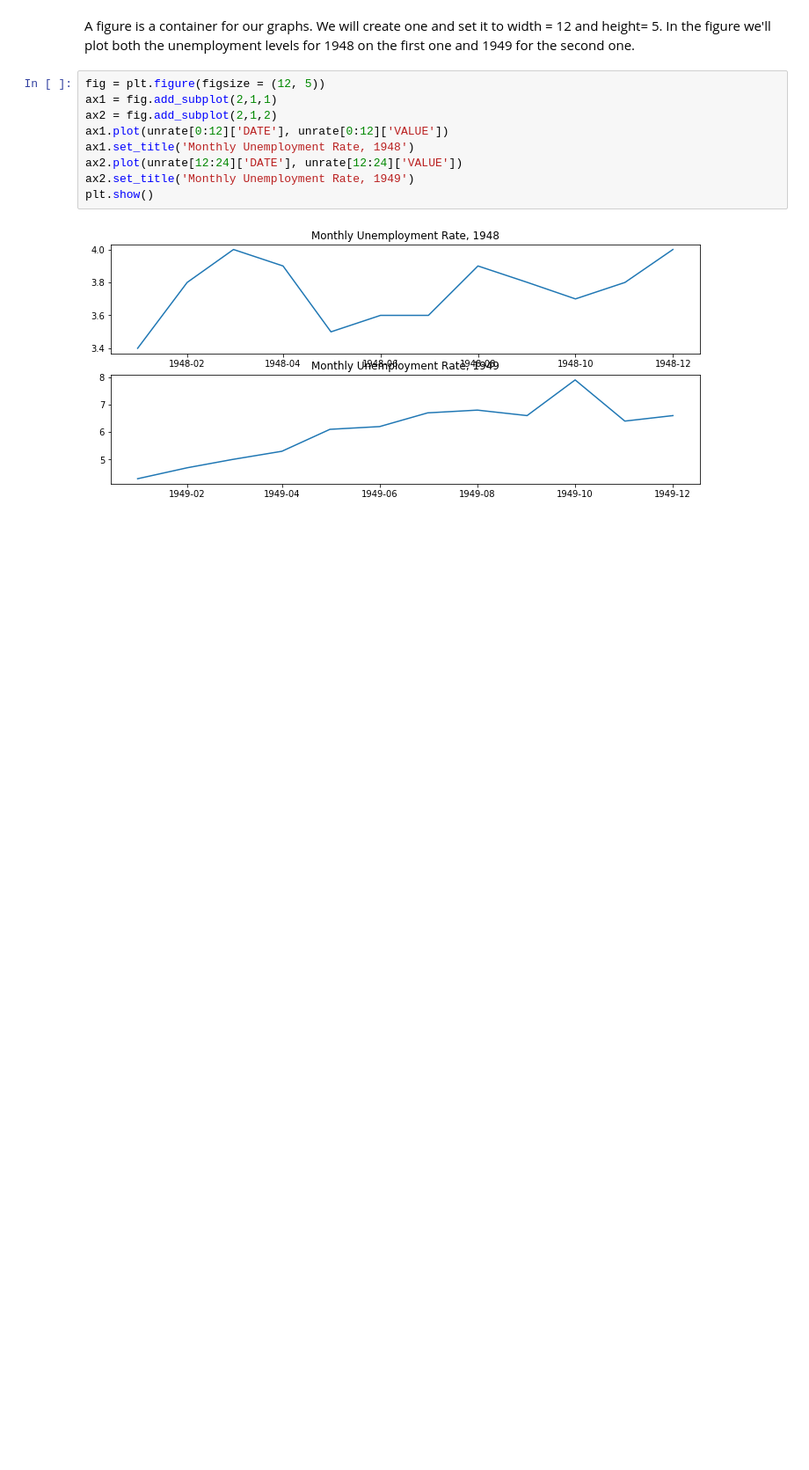
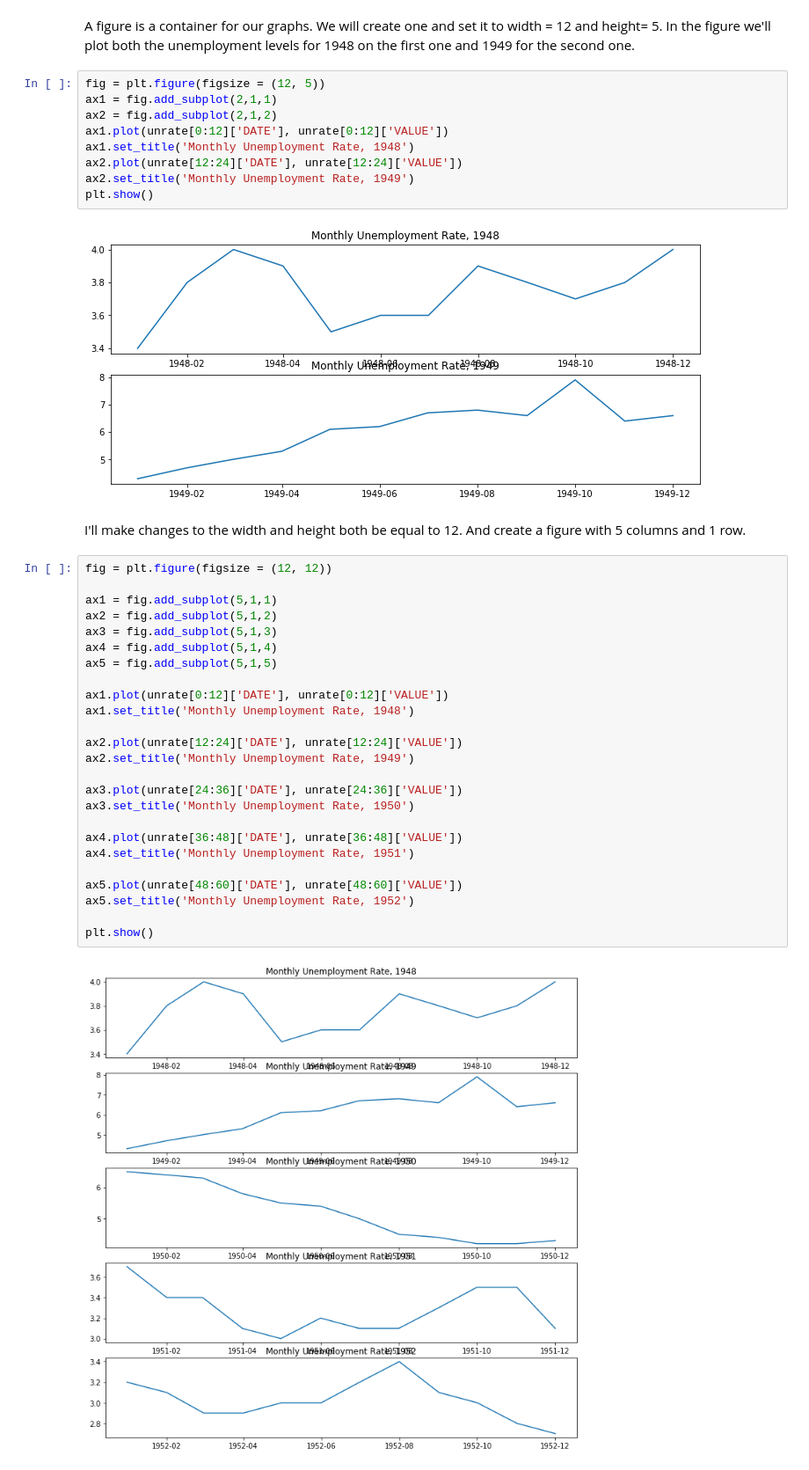
Before and after one commit to Clemo97/Unemployment-Data-Visualization, a Jupyter notebook: Unemployment Data Analysis.ipynb, the cells around one changed output. Shown: that part at 88% size. Saved outputs shown, nothing was run; the diff lists cells and outputs as text; blank space fills up the shorter version.

Commit message:
Five more columns

```diff
--- a/Unemployment Data Analysis.ipynb
+++ b/Unemployment Data Analysis.ipynb
@@ -107,3 +107,32 @@ ax2.set_title('Monthly Unemployment Rate, 1949')
 plt.show()
 # %% [output]
 [figure]
+# %% [markdown]
+I'll make changes to the width and height both be equal to 12. And create a figure with 5 columns and 1 row.
+# %%
+fig = plt.figure(figsize = (12, 12))
+
+ax1 = fig.add_subplot(5,1,1)
+ax2 = fig.add_subplot(5,1,2)
+ax3 = fig.add_subplot(5,1,3)
+ax4 = fig.add_subplot(5,1,4)
+ax5 = fig.add_subplot(5,1,5)
+
+ax1.plot(unrate[0:12]['DATE'], unrate[0:12]['VALUE'])
+ax1.set_title('Monthly Unemployment Rate, 1948')
+
+ax2.plot(unrate[12:24]['DATE'], unrate[12:24]['VALUE'])
+ax2.set_title('Monthly Unemployment Rate, 1949')
+
+ax3.plot(unrate[24:36]['DATE'], unrate[24:36]['VALUE'])
+ax3.set_title('Monthly Unemployment Rate, 1950')
+
+ax4.plot(unrate[36:48]['DATE'], unrate[36:48]['VALUE'])
+ax4.set_title('Monthly Unemployment Rate, 1951')
+
+ax5.plot(unrate[48:60]['DATE'], unrate[48:60]['VALUE'])
+ax5.set_title('Monthly Unemployment Rate, 1952')
+
+plt.show()
+# %% [output]
+[figure, added]
```
